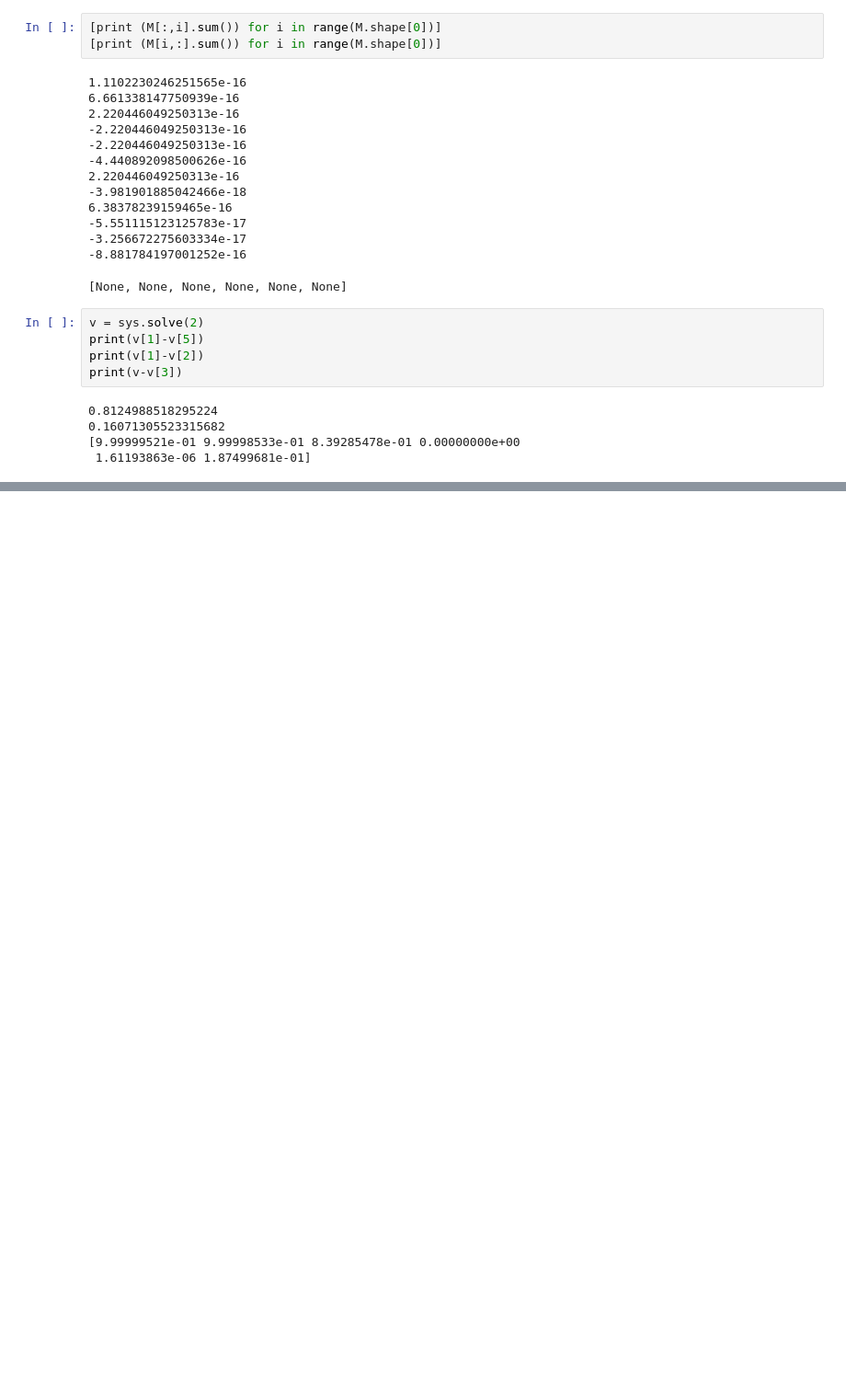
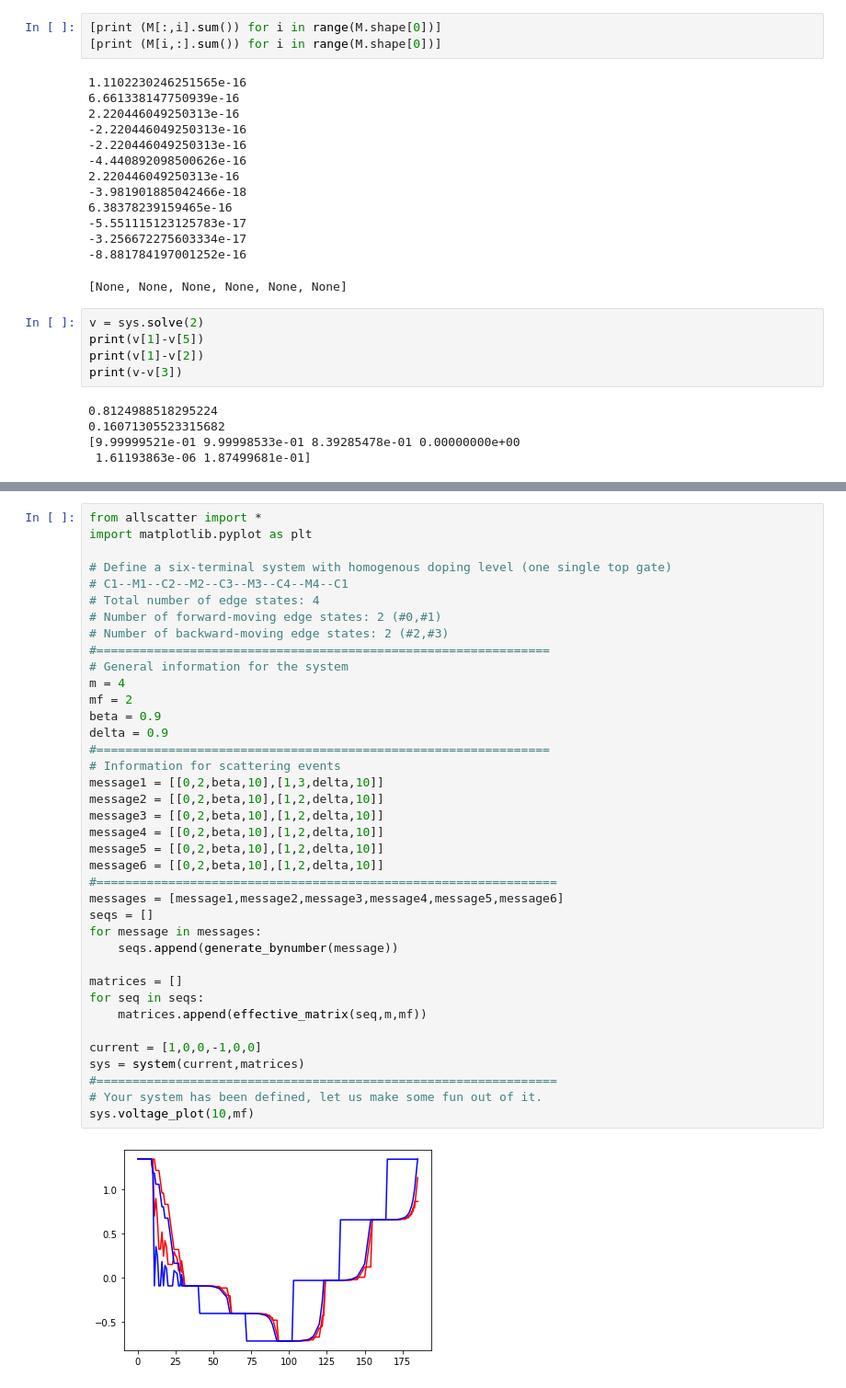
Before and after one commit to LarsonLaugh/Counterfusion, a Jupyter notebook: demo.ipynb, the cells around one changed output, grey strips where cells are left out. Shown: that part at 92% size. Drawn from its saved outputs; the diff is of its cells as text; blank space fills up the shorter version.

```diff
--- a/demo.ipynb
+++ b/demo.ipynb
@@ -385,0 +384,40 @@ plt.plot(betas,rxx)
+# %%
+from allscatter import *
+import matplotlib.pyplot as plt
+
+# Define a six-terminal system with homogenous doping level (one single top gate)
+# C1--M1--C2--M2--C3--M3--C4--M4--C1
+# Total number of edge states: 4
+# Number of forward-moving edge states: 2 (#0,#1)
+# Number of backward-moving edge states: 2 (#2,#3)
+#===============================================================
+# General information for the system
+m = 4
+mf = 2
+beta = 0.9
+delta = 0.9
+#===============================================================
+# Information for scattering events
+message1 = [[0,2,beta,10],[1,3,delta,10]]
+message2 = [[0,2,beta,10],[1,2,delta,10]]
+message3 = [[0,2,beta,10],[1,2,delta,10]]
+message4 = [[0,2,beta,10],[1,2,delta,10]]
+message5 = [[0,2,beta,10],[1,2,delta,10]]
+message6 = [[0,2,beta,10],[1,2,delta,10]]
+#================================================================
+messages = [message1,message2,message3,message4,message5,message6]
+seqs = []
+for message in messages:
+    seqs.append(generate_bynumber(message))
+
+matrices = []
+for seq in seqs:
+    matrices.append(effective_matrix(seq,m,mf))
+
+current = [1,0,0,-1,0,0]
+sys = system(current,matrices)
+#================================================================
+# Your system has been defined, let us make some fun out of it.
+sys.voltage_plot(10,mf)
+# %% [output]
+[figure, added]
```
Also changed, not shown: parts of 4 cells of this notebook.
